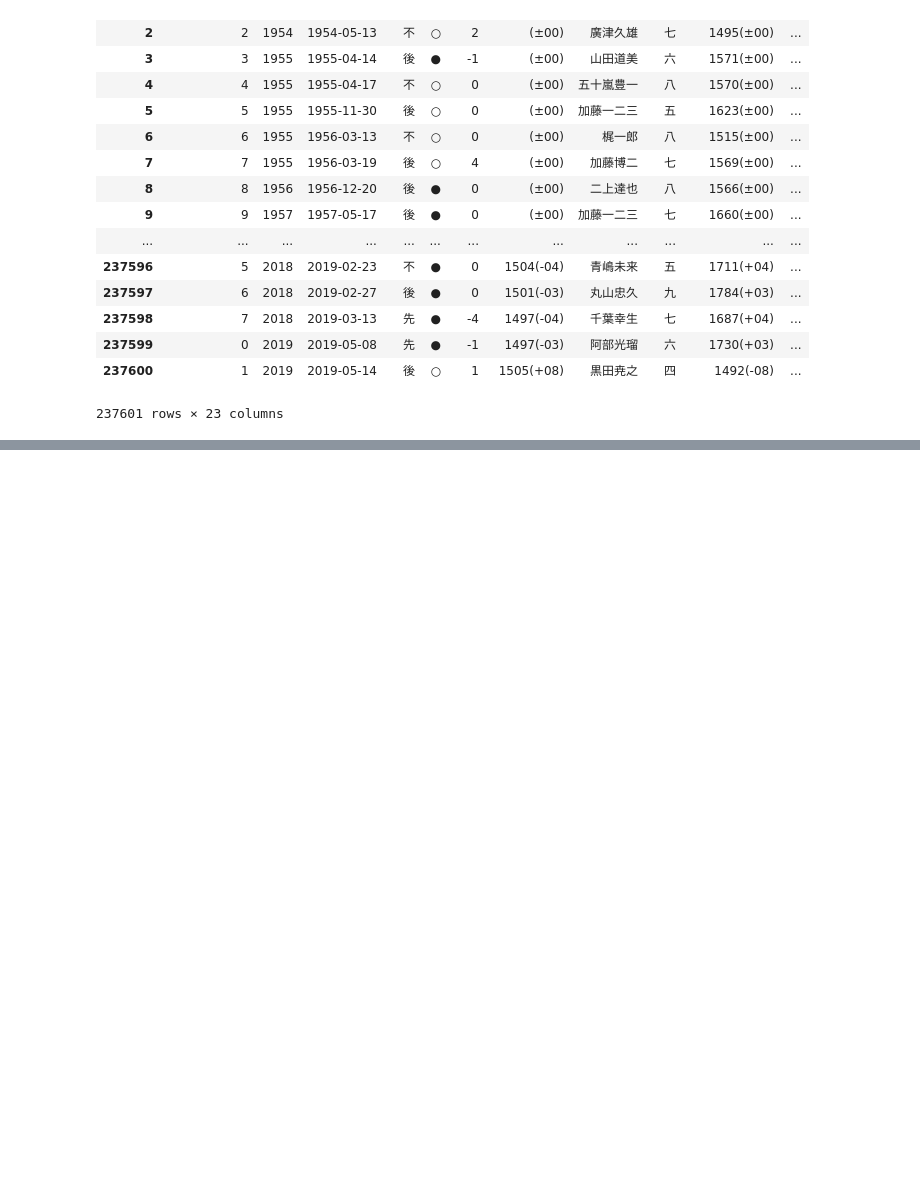
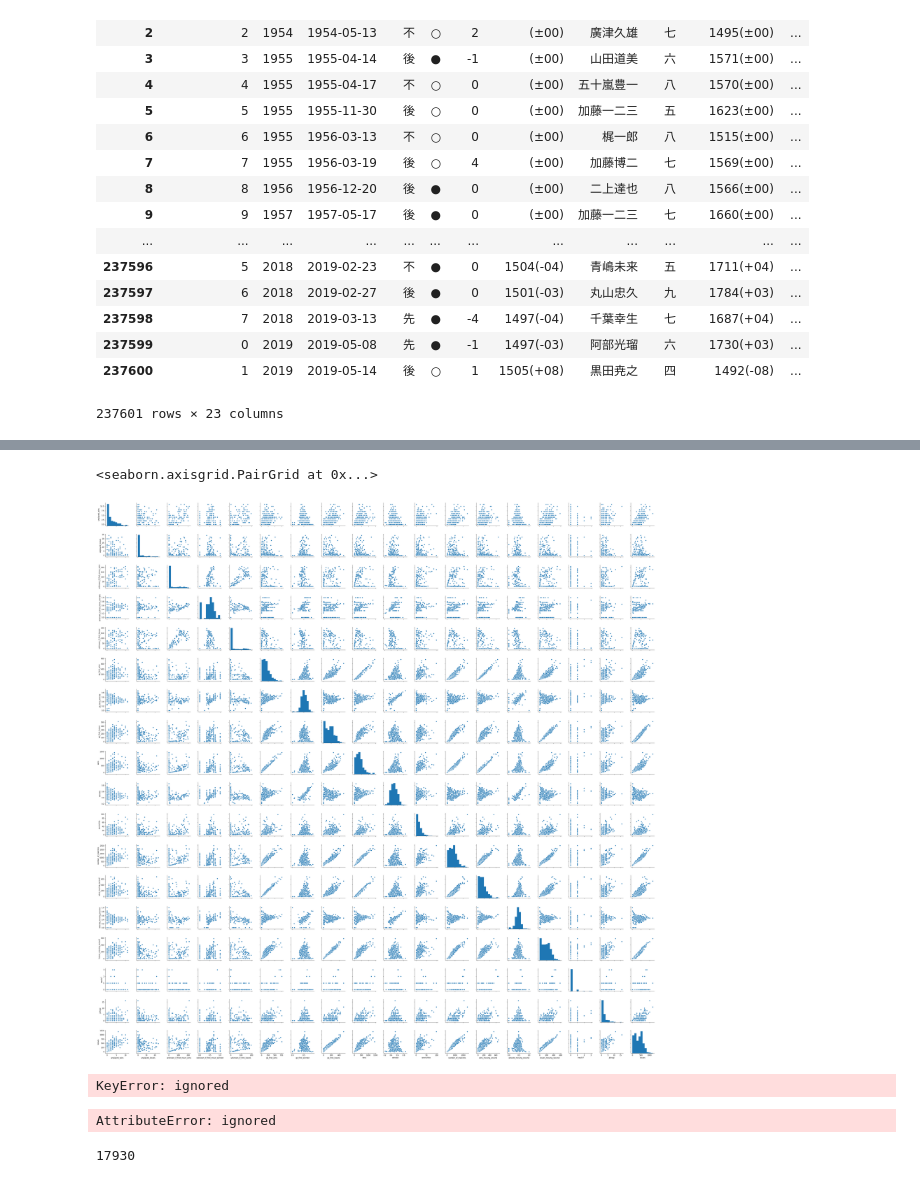
Before and after one commit to dzkha/Shogi-Post, a Jupyter notebook: shogi.ipynb, the cells around one changed output, grey strips where cells are left out. Saved outputs shown, nothing was run; the diff lists cells and outputs as text; code cells hidden in the pictures; blank space fills up the shorter version.

```diff
--- a/shogi.ipynb
+++ b/shogi.ipynb
@@ -121,0 +296,7 @@ matches
+# %%
+summary_header_dict = {'不戦勝':'unplayed_wins', '不戦敗':'unplayed_losses', '不明勝数':'unknown_if_first_move_wins', '不明勝率':'unknown_if_first_move_winrate',
+               '不明敗数':'unknown_if_first_losses','先勝':'go_first_wins', '先勝率':'go_first_winrate','先敗':'go_first_losses',
+               '勝':'wins', '勝率':'winrate','千日手':'sennichite', '対局数':'number_of_matches',
+               '後勝数':'wins_moving_second', '後勝率':'winrate_moving_second','後敗数':'losses_moving_second', '持':'mochi?', '持将棋':'jishogi', '敗':'losses'}
+
+summary.rename(summary_header_dict, axis=1,inplace=True)
@@ -121,0 +324,17 @@ matches
+# %%
+sns.pairplot(summary)
+# %% [output]
+<seaborn.axisgrid.PairGrid at 0x...>
+[figure, added]
+# %%
+summary.plot(summary.winrate,summary.number_of_matches)
+# %% [output]
+KeyError: ignored
+# %%
+matches['age'] = (matches['date'] - matches['birth'])
+# %% [output]
+AttributeError: ignored
+# %%
+matches['age'][0].days
+# %% [output]
+17930
```
Also changed, not shown: parts of 46 cells of this notebook.
